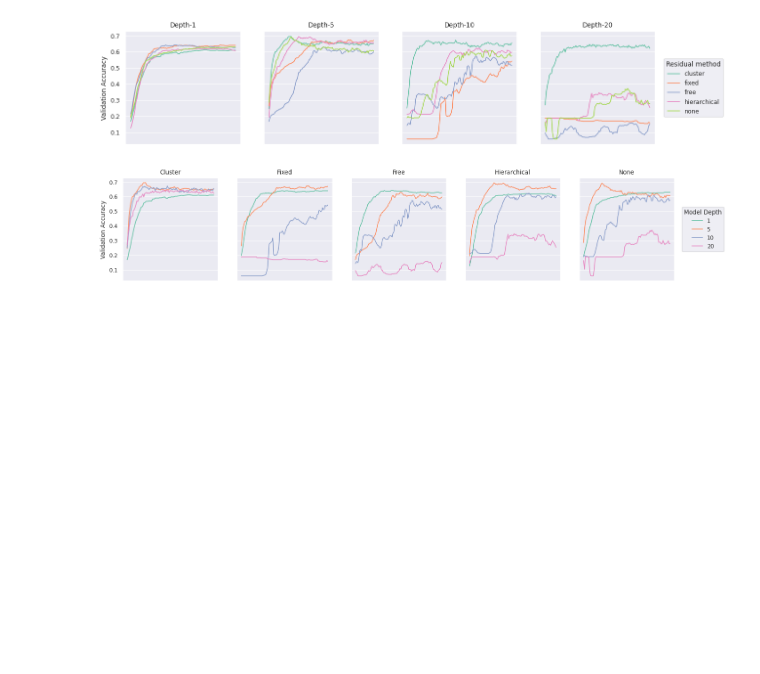
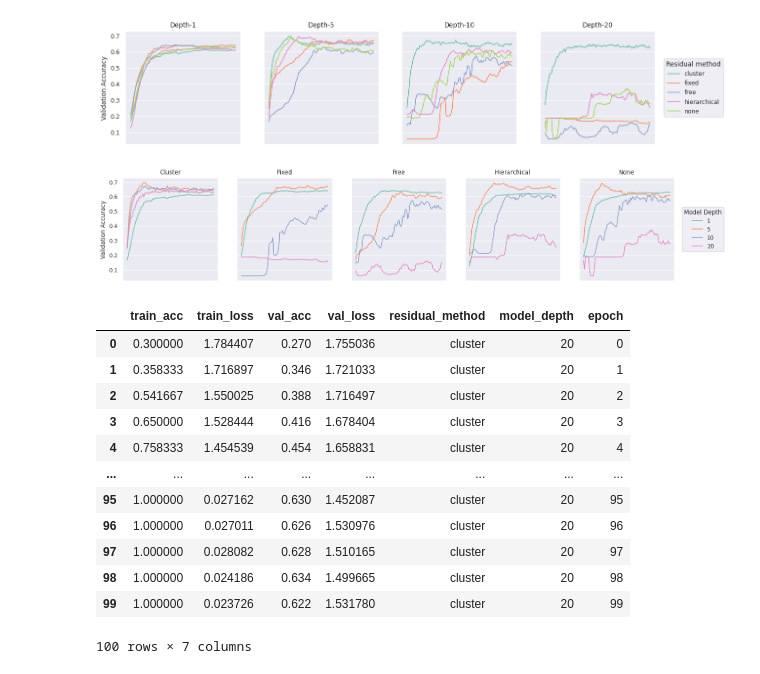
Before and after one commit to BenPrie/semantic-oversmoothing, a Jupyter notebook: training.ipynb, the cells around one changed output. Drawn from its saved outputs; the diff is of its cells as text; code cells hidden in the pictures; blank space fills up the shorter version.

```diff
--- a/training.ipynb
+++ b/training.ipynb
@@ -448,3 +448,20 @@ axes[-1].legend(
 plt.savefig('./figures/curves/depth-val-acc-by-model.pdf', bbox_inches='tight')
 # %% [output]
 [figure]
+# %%
+a = master_stats_df[master_stats_df['residual_method'] == 'cluster']
+a[a['model_depth'] == 20]
+# %% [output]
+|  | train_acc | train_loss | val_acc | val_loss | residual_method | model_depth | epoch |
+| 0 | 0.300000 | 1.784407 | 0.270 | 1.755036 | cluster | 20 | 0 |
+| 1 | 0.358333 | 1.716897 | 0.346 | 1.721033 | cluster | 20 | 1 |
+| 2 | 0.541667 | 1.550025 | 0.388 | 1.716497 | cluster | 20 | 2 |
+| 3 | 0.650000 | 1.528444 | 0.416 | 1.678404 | cluster | 20 | 3 |
+| 4 | 0.758333 | 1.454539 | 0.454 | 1.658831 | cluster | 20 | 4 |
+| ... | ... | ... | ... | ... | ... | ... | ... |
+| 95 | 1.000000 | 0.027162 | 0.630 | 1.452087 | cluster | 20 | 95 |
+| 96 | 1.000000 | 0.027011 | 0.626 | 1.530976 | cluster | 20 | 96 |
+| 97 | 1.000000 | 0.028082 | 0.628 | 1.510165 | cluster | 20 | 97 |
+| 98 | 1.000000 | 0.024186 | 0.634 | 1.499665 | cluster | 20 | 98 |
+| 99 | 1.000000 | 0.023726 | 0.622 | 1.531780 | cluster | 20 | 99 |
+100 rows × 7 columns
```
Also changed, not shown: parts of 3 cells of this notebook, 1 other file.
